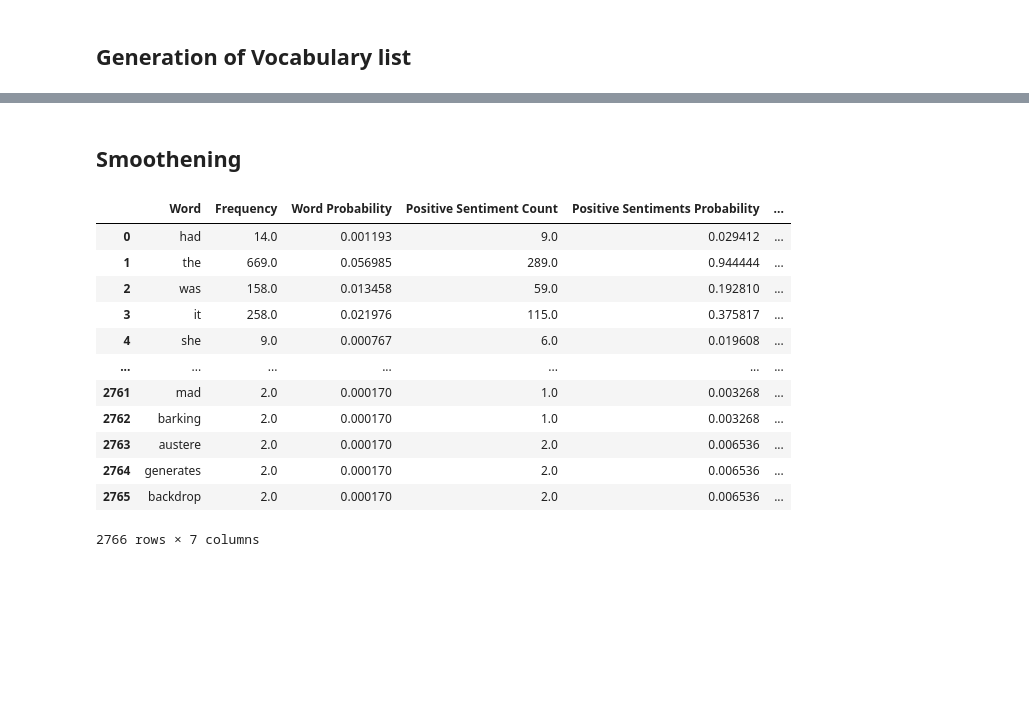
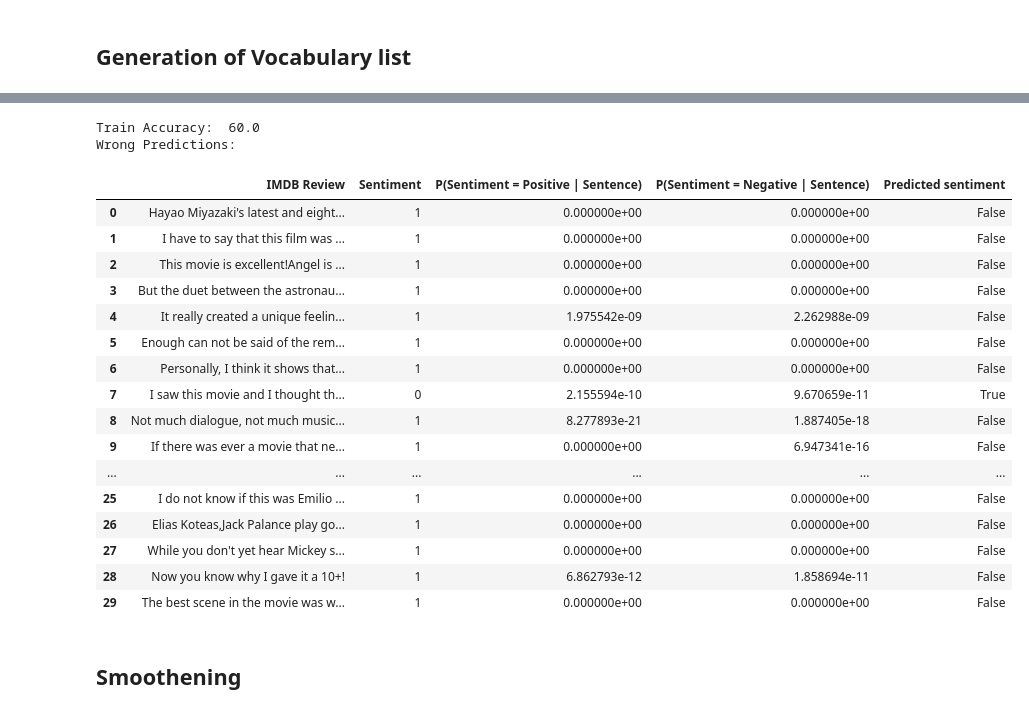
Before and after one commit to VighneshS/sentiment_prediction, a Jupyter notebook: sentiment_prediction.ipynb, the cells around one changed output, grey strips where cells are left out. Cells and saved outputs as stored; diff of their text form; code cells hidden in the pictures; blank space fills up the shorter version.

```diff
--- a/sentiment_prediction.ipynb
+++ b/sentiment_prediction.ipynb
@@ -315,10 +187,0 @@ Dev Accuracy:  54.666666666666664
-# %%
-test["Conditional Positive Probability"] = test["IMDB Review"].apply(
-    lambda review: get_probabilities(review, True, False))
-test["Conditional Negative Probability"] = test["IMDB Review"].apply(
-    lambda review: get_probabilities(review, False, False))
-test["Predicted sentiment"] = test["Conditional Positive Probability"] > test["Conditional Negative Probability"]
-print("Test Accuracy: ",
-      test.loc[test["Predicted sentiment"] == test["Sentiment"]].count(axis=0)['Sentiment'] * 100 / test.count(axis=0)[
-          'Sentiment'])
-test.loc[test["Predicted sentiment"] != test["Sentiment"]]
@@ -344,39 +242,24 @@ Test Accuracy:  60.0
+# %%
+predict_calculate_accuracy(test)
+# %% [output]
+Train Accuracy:  60.0
+Wrong Predictions:
+|  | IMDB Review | Sentiment | P(Sentiment = Positive | Sentence) | P(Sentiment = Negative | Sentence) | Predicted sentiment |
+| 0 | Hayao Miyazaki's latest and eight... | 1 | 0.000000e+00 | 0.000000e+00 | False |
+| 1 | I have to say that this film was ... | 1 | 0.000000e+00 | 0.000000e+00 | False |
+| 2 | This movie is excellent!Angel is ... | 1 | 0.000000e+00 | 0.000000e+00 | False |
+| 3 | But the duet between the astronau... | 1 | 0.000000e+00 | 0.000000e+00 | False |
+| 4 | It really created a unique feelin... | 1 | 1.975542e-09 | 2.262988e-09 | False |
+| 5 | Enough can not be said of the rem... | 1 | 0.000000e+00 | 0.000000e+00 | False |
+| 6 | Personally, I think it shows that... | 1 | 0.000000e+00 | 0.000000e+00 | False |
+| 7 | I saw this movie and I thought th... | 0 | 2.155594e-10 | 9.670659e-11 | True |
+| 8 | Not much dialogue, not much music... | 1 | 8.277893e-21 | 1.887405e-18 | False |
+| 9 | If there was ever a movie that ne... | 1 | 0.000000e+00 | 6.947341e-16 | False |
+| ... | ... | ... | ... | ... | ... |
+| 25 | I do not know if this was Emilio ... | 1 | 0.000000e+00 | 0.000000e+00 | False |
+| 26 | Elias Koteas,Jack Palance play go... | 1 | 0.000000e+00 | 0.000000e+00 | False |
+| 27 | While you don't yet hear Mickey s... | 1 | 0.000000e+00 | 0.000000e+00 | False |
+| 28 | Now you know why I gave it a 10+! | 1 | 6.862793e-12 | 1.858694e-11 | False |
+| 29 | The best scene in the movie was w... | 1 | 0.000000e+00 | 0.000000e+00 | False |
 # %% [markdown]
 ## Smoothening
-# %%
-vocabulary["Frequency"] += 1
-total_words += 2
-total_sentiments += 2
-vocabulary['Word Probability'] = vocabulary["Frequency"].div(total_words)
-
-vocabulary["Positive Sentiment Count"] += 1
-vocabulary["Positive Sentiment Count"] = vocabulary["Positive Sentiment Count"].fillna(value=1)
-
-total_positive_words += 2
-
-probability_of_positive_sentiments = total_positive_words / total_sentiments
-
-vocabulary['Positive Sentiments Probability'] = vocabulary['Positive Sentiment Count'].div(total_positive_words)
-vocabulary["Negative Sentiment Count"] += 1
-vocabulary["Negative Sentiment Count"] = vocabulary["Negative Sentiment Count"].fillna(value=1)
-
-total_negative_words += 2
-
-probability_of_negative_sentiments = total_negative_words / total_sentiments
-
-vocabulary['Negative Sentiments Probability'] = vocabulary['Negative Sentiment Count'].div(total_negative_words)
-vocabulary
-# %% [output]
-|  | Word | Frequency | Word Probability | Positive Sentiment Count | Positive Sentiments Probability | ... |
-| 0 | had | 14.0 | 0.001193 | 9.0 | 0.029412 | ... |
-| 1 | the | 669.0 | 0.056985 | 289.0 | 0.944444 | ... |
-| 2 | was | 158.0 | 0.013458 | 59.0 | 0.192810 | ... |
-| 3 | it | 258.0 | 0.021976 | 115.0 | 0.375817 | ... |
-| 4 | she | 9.0 | 0.000767 | 6.0 | 0.019608 | ... |
-| ... | ... | ... | ... | ... | ... | ... |
-| 2761 | mad | 2.0 | 0.000170 | 1.0 | 0.003268 | ... |
-| 2762 | barking | 2.0 | 0.000170 | 1.0 | 0.003268 | ... |
-| 2763 | austere | 2.0 | 0.000170 | 2.0 | 0.006536 | ... |
-| 2764 | generates | 2.0 | 0.000170 | 2.0 | 0.006536 | ... |
-| 2765 | backdrop | 2.0 | 0.000170 | 2.0 | 0.006536 | ... |
-2766 rows × 7 columns
```
Also changed, not shown: parts of 32 cells of this notebook.
